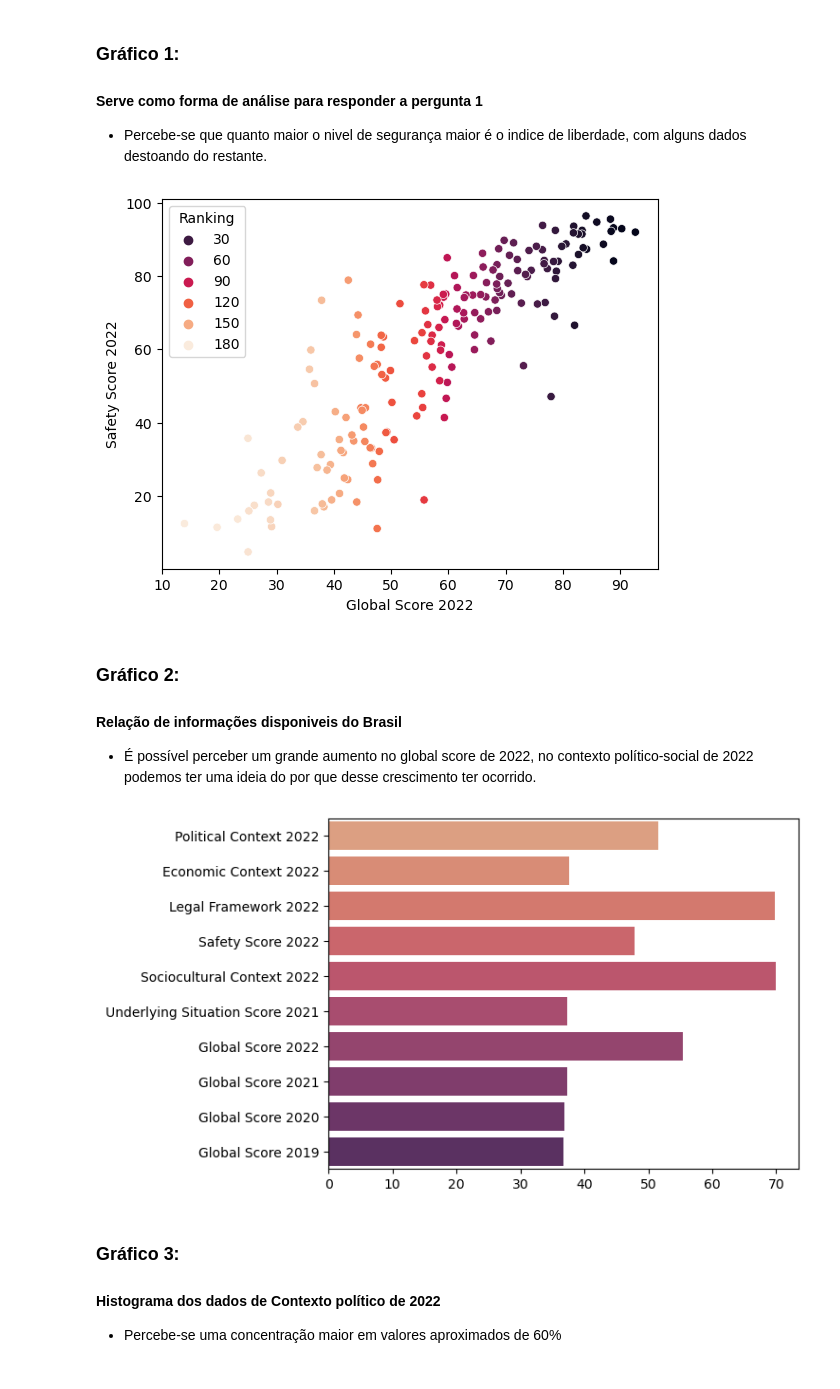
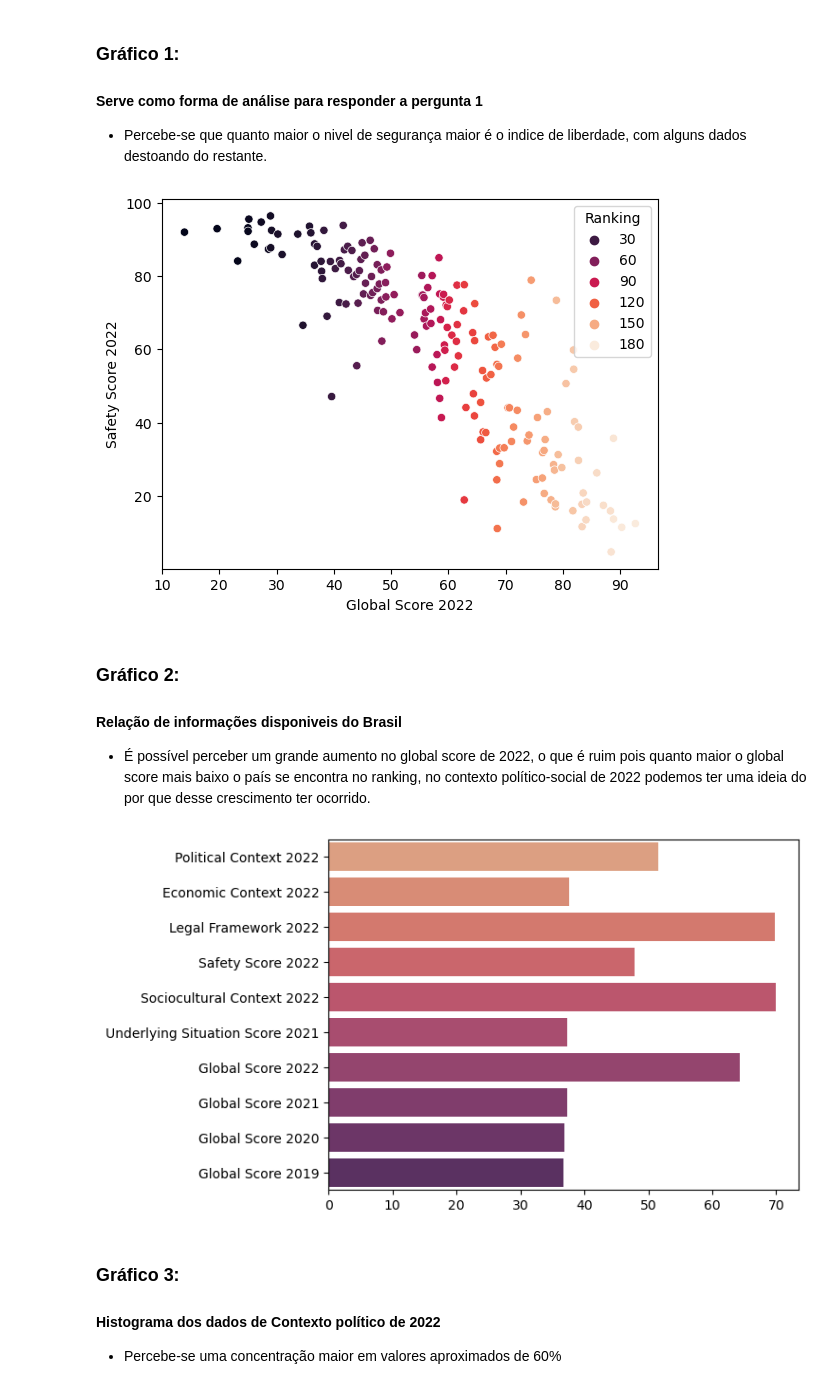
Before and after one commit to marianamartiyns/Global-Press-Freedom-Analysis, a Jupyter notebook: #3 - Visualização de Dados.ipynb, the cells around one changed output. Saved outputs shown, nothing was run; the diff lists cells and outputs as text; code cells hidden in the pictures.

```diff
--- a/#3 - Visualização de Dados.ipynb
+++ b/#3 - Visualização de Dados.ipynb
@@ -18,9 +21,23 @@ import pandas as pd
 import numpy as np
 import seaborn as sns
 
+
 df = pd.read_csv('World Press Freedom Score.csv')
 
-df = df.set_index('Country')
+df = df.set_index('Ranking')
+
+# Inversão de coluna 'Global score 2022'
+
+a = df.sort_values('Global Score 2022')
+
+a = a['Global Score 2022'].reset_index()
+
+a = a.drop(columns = 'Ranking')
+
+a.index +=1
+
+
+df['Global Score 2022'] = a
 
 df
 # %% [output]
@@ -45,19 +62,19 @@ df
 # %%
 sns.scatterplot(data=df, x='Global Score 2022', y='Safety Score 2022', hue='Ranking', palette="rocket");
 # %% [output]
-[figure, old version]
+[figure, new version]
 # %% [markdown]
 ### Gráfico 2:
 #### Relação de informações disponiveis do Brasil
-- É possível perceber um grande aumento no global score de 2022, no contexto político-social de 2022 podemos ter uma ideia do por que desse crescimento ter ocorrido.
+- É possível perceber um grande aumento no global score de 2022, o que é ruim pois quanto maior o global score mais baixo o país se encontra no ranking, no contexto político-social de 2022 podemos ter uma ideia do por que desse crescimento ter ocorrido.
 # %%
-a = pd.DataFrame(df.loc['Brazil']).T
+brazil = df[df['Country'].str.match('Brazil', na = False)]
 
 #dropei a coluna de abuse score pois nela não constava registro nenhum
-a = a.drop(columns = ['Ranking','Abuse Score 2021'])
-ax = sns.barplot(data = a, orient = 'h', palette = 'flare' )
+brazil = brazil.drop(columns = ['Abuse Score 2021','Country'])
+ax = sns.barplot(data = brazil, orient = 'h', palette = 'flare' )
 # %% [output]
-[figure, old version]
+[figure, new version]
 # %% [markdown]
 ### Gráfico 3:
 #### Histograma dos dados de Contexto político de 2022
```
Also changed, not shown: parts of 3 cells of this notebook.
